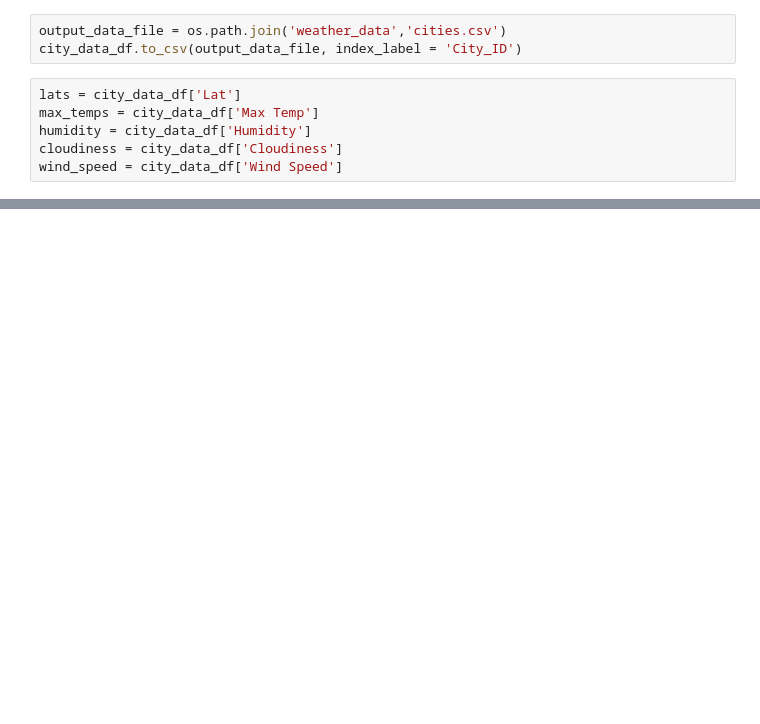
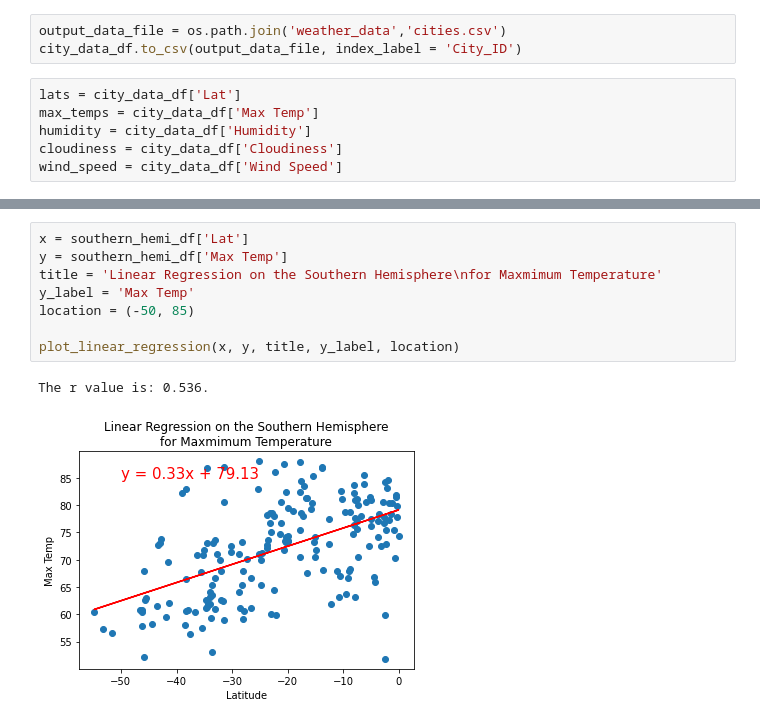
Before and after one commit to Ajasf444/world_weather_analysis, a Jupyter notebook: WeatherPy.ipynb, the cells around one changed output, grey strips where cells are left out. Drawn from its saved outputs; the diff is of its cells as text; blank space fills up the shorter version.

```diff
--- a/WeatherPy.ipynb
+++ b/WeatherPy.ipynb
@@ -218,0 +259,11 @@ plt.show()
+# %%
+x = southern_hemi_df['Lat']
+y = southern_hemi_df['Max Temp']
+title = 'Linear Regression on the Southern Hemisphere\nfor Maxmimum Temperature'
+y_label = 'Max Temp'
+location = (-50, 85)
+
+plot_linear_regression(x, y, title, y_label, location)
+# %% [output]
+The r value is: 0.536.
+[figure, added]
```
Also changed, not shown: parts of 19 cells of this notebook, 5 other files.
